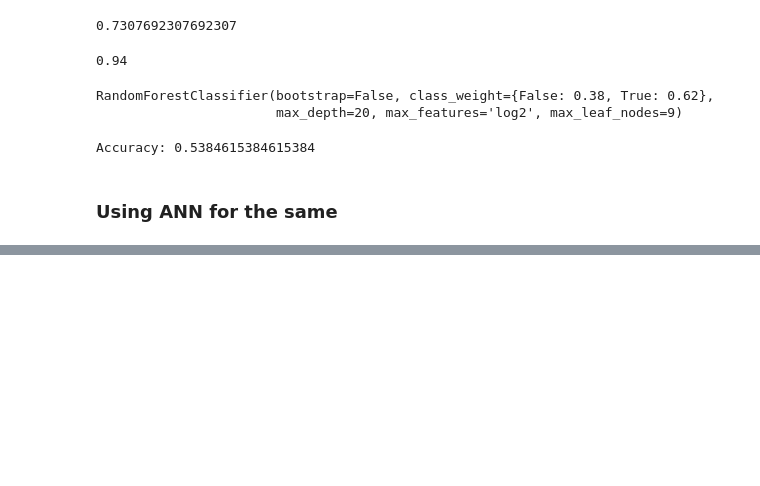
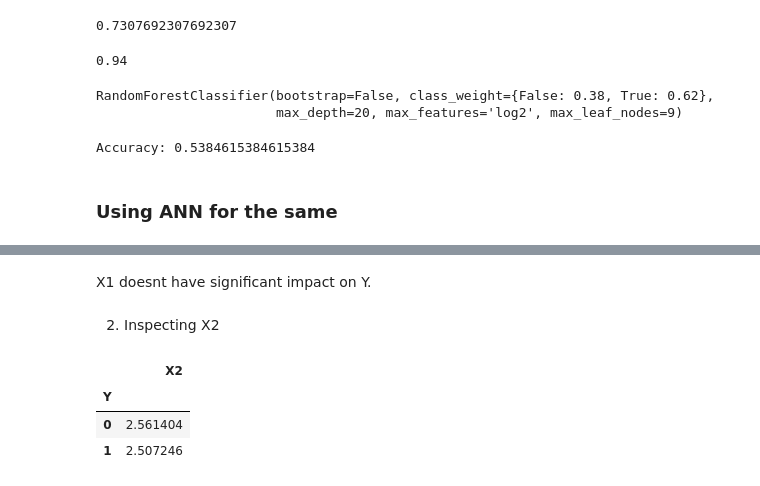
Before and after one commit to Charu21/Customer-Happiness-Detector, a Jupyter notebook: HappyCustomers.ipynb, the cells around one changed output, grey strips where cells are left out. Drawn from its saved outputs; the diff is of its cells as text; code cells hidden in the pictures; blank space fills up the shorter version.

```diff
--- a/HappyCustomers.ipynb
+++ b/HappyCustomers.ipynb
@@ -508,0 +519,12 @@ KeyError: 'test_accuracy'
+# %% [markdown]
+X1 doesnt have significant impact on Y.
+# %% [markdown]
+2) Inspecting X2
+# %%
+d = customers_df[['X2', 'Y']]
+d.groupby(['Y']).mean()
+# %% [output]
+|  | X2 |
+| Y |  |
+| 0 | 2.561404 |
+| 1 | 2.507246 |
```
Also changed, not shown: parts of 33 cells of this notebook.
